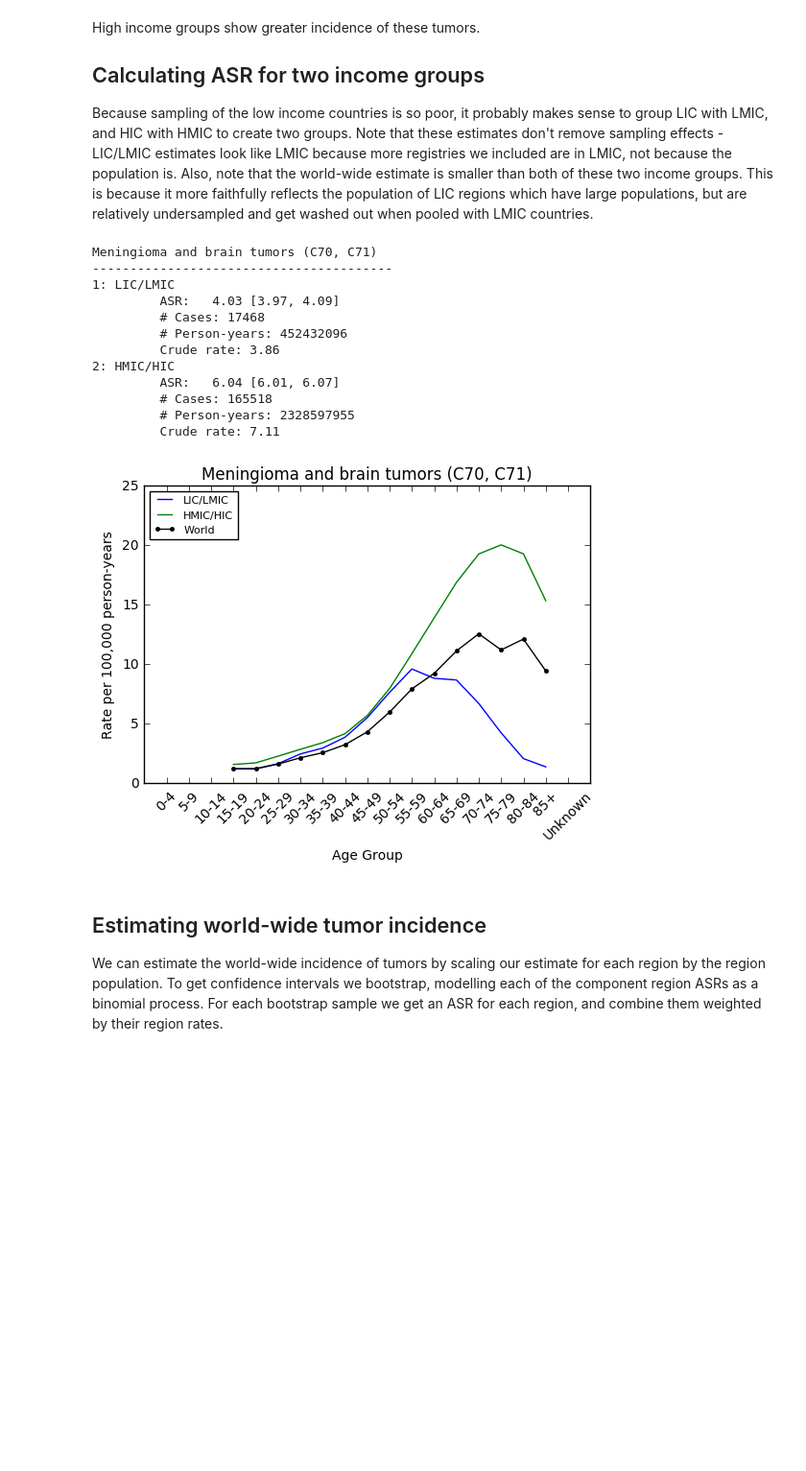
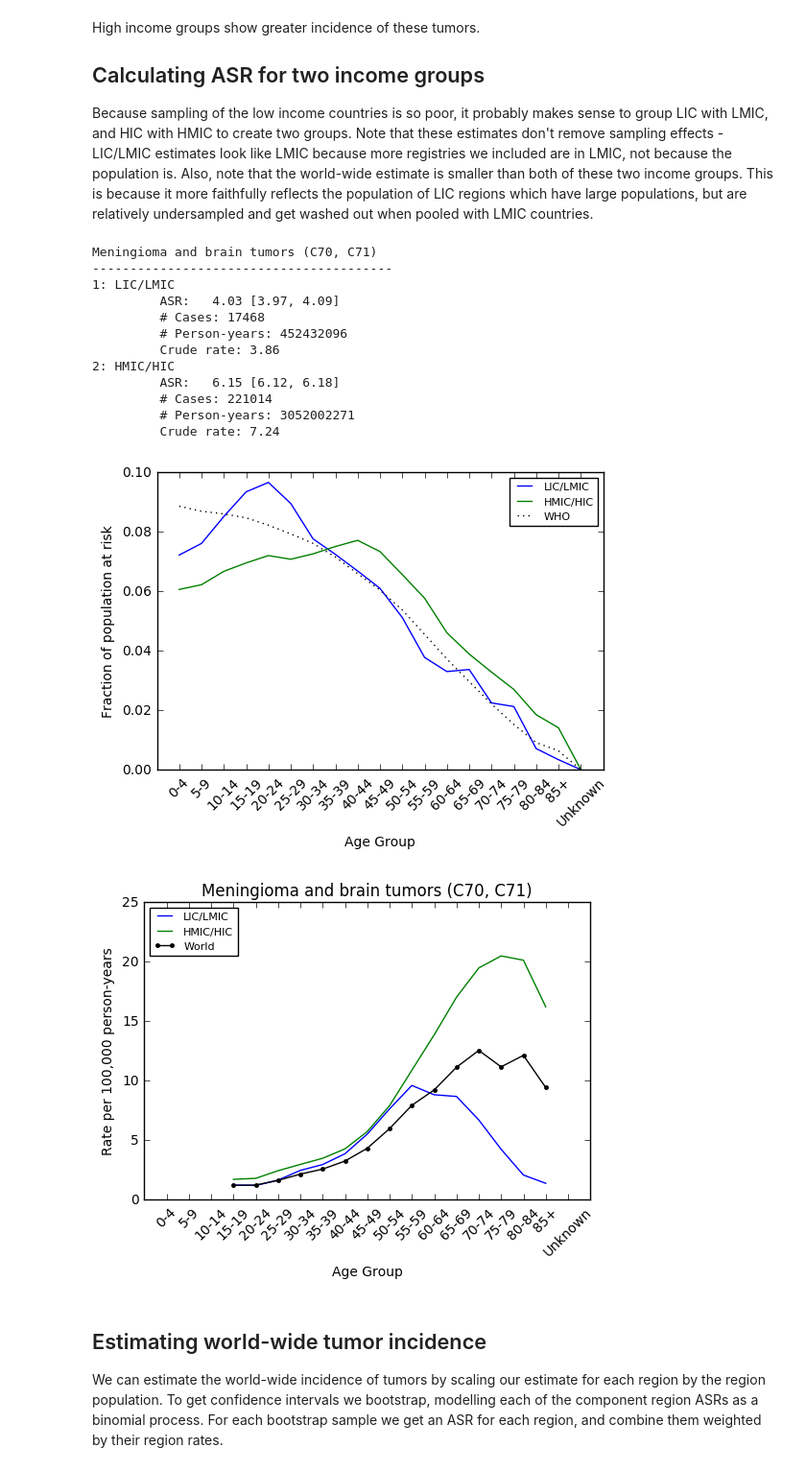
Before and after one commit to BellKoffieNahed2017/tumorAnalysis, a Jupyter notebook: Tumor Analysis from CI5-Xd.ipynb, the cells around one changed output. Shown at 96% size. Drawn from its saved outputs; the diff is of its cells as text; code cells hidden in the pictures; blank space fills up the shorter version.

```diff
--- a/Tumor Analysis from CI5-Xd.ipynb
+++ b/Tumor Analysis from CI5-Xd.ipynb
@@ -702,38 +699,52 @@ for incomeN in range(1, 3):
     print("\t # Cases: %d" % tCases)
     print("\t # Person-years: %d" % tPersonYears)
     print("\t Crude rate: %.2f" % crudeRate)
 
+    plt.figure(1)
+    plt.plot(np.arange(1,20), personYears/sum(personYears),'-',label=incomeList2[incomeN-1])
+
     plt.figure(3)
     plt.plot(useAges, ageRate[useAges-1],'-',label=incomeList2[incomeN-1])
+
+plt.figure(1)
+ax = plt.gca()
+ax.set_xticks(np.arange(1,20))
+ax.set_xticklabels(ageList, rotation=45)
+plt.xlim(0,20)
+plt.xlabel('Age Group')
+plt.ylabel('Fraction of population at risk')
+plt.plot(np.arange(1,20), whoStandardPop/sum(whoStandardPop),'k:',label='WHO')
+plt.legend(loc='upper right',prop={'size':8})
 
 plt.figure(3)
 plt.plot(useAges, wAgeRate[useAges-1],'k.-',label='World')
 ax = plt.gca()
 ax.set_xticks(np.arange(1,20))
 ax.set_xticklabels(ageList, rotation=45)
 plt.xlim(0,20)
 plt.xlabel('Age Group')
 plt.ylabel('Rate per 100,000 person-years')
 plt.legend(loc='upper left',prop={'size':8})
 plt.title(tumorDescription)
 
 # Sum the number of registries for the 2 income groups
 sumTable.loc[12,('Registries')] = sumTable.loc[8,('Registries')]+sumTable.loc[9,('Registries')]
 sumTable.loc[13,('Registries')] = sumTable.loc[10,('Registries')]+sumTable.loc[11,('Registries')]
 # %% [output]
 Meningioma and brain tumors (C70, C71)
 ----------------------------------------
 1: LIC/LMIC
          ASR:   4.03 [3.97, 4.09]
          # Cases: 17468
          # Person-years: 452432096
          Crude rate: 3.86
 2: HMIC/HIC
-         ASR:   6.04 [6.01, 6.07]
-         # Cases: 165518
-         # Person-years: 2328597955
-         Crude rate: 7.11
+         ASR:   6.15 [6.12, 6.18]
+         # Cases: 221014
+         # Person-years: 3052002271
+         Crude rate: 7.24
-[figure, old version]
+[figure, new version]
+[figure, added]
 # %% [markdown]
 ## Estimating world-wide tumor incidence
 
```
Also changed, not shown: parts of 12 cells of this notebook, 1 other file.
